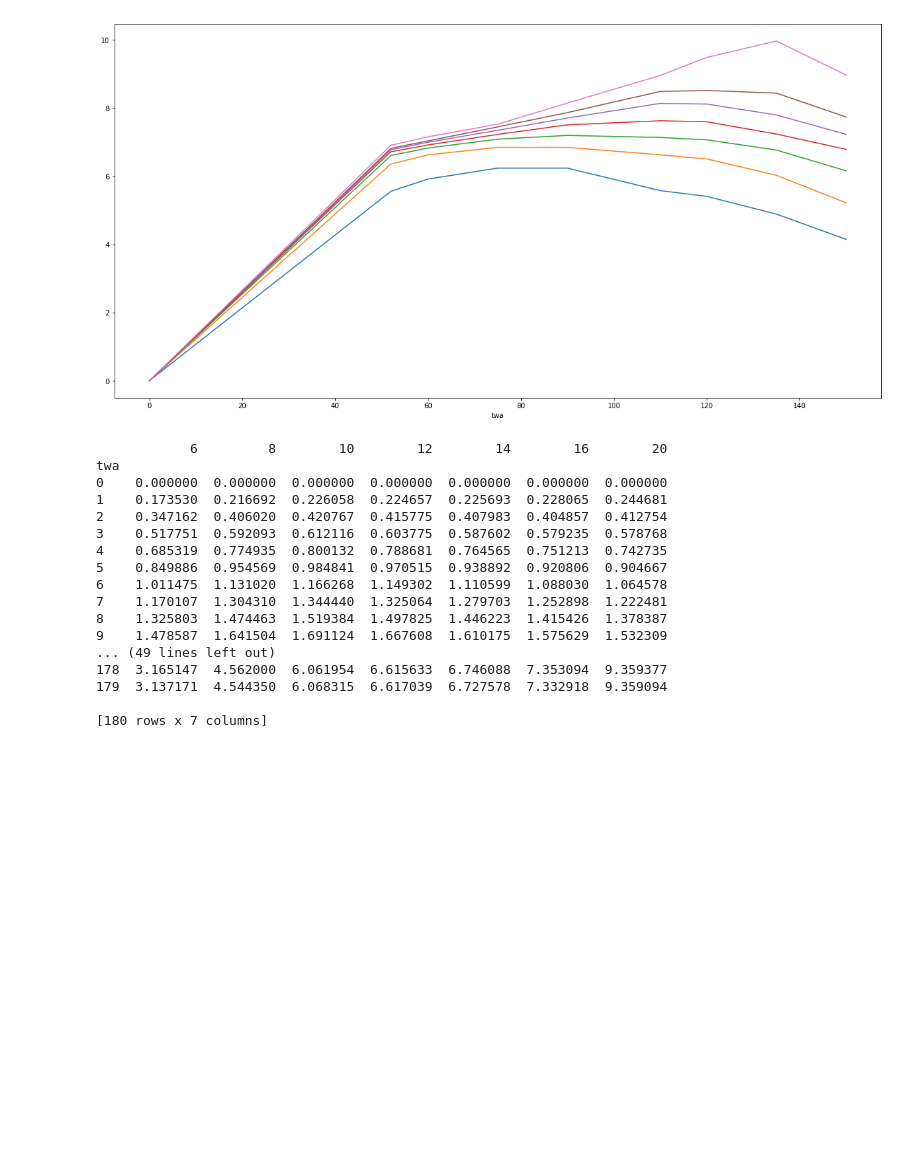
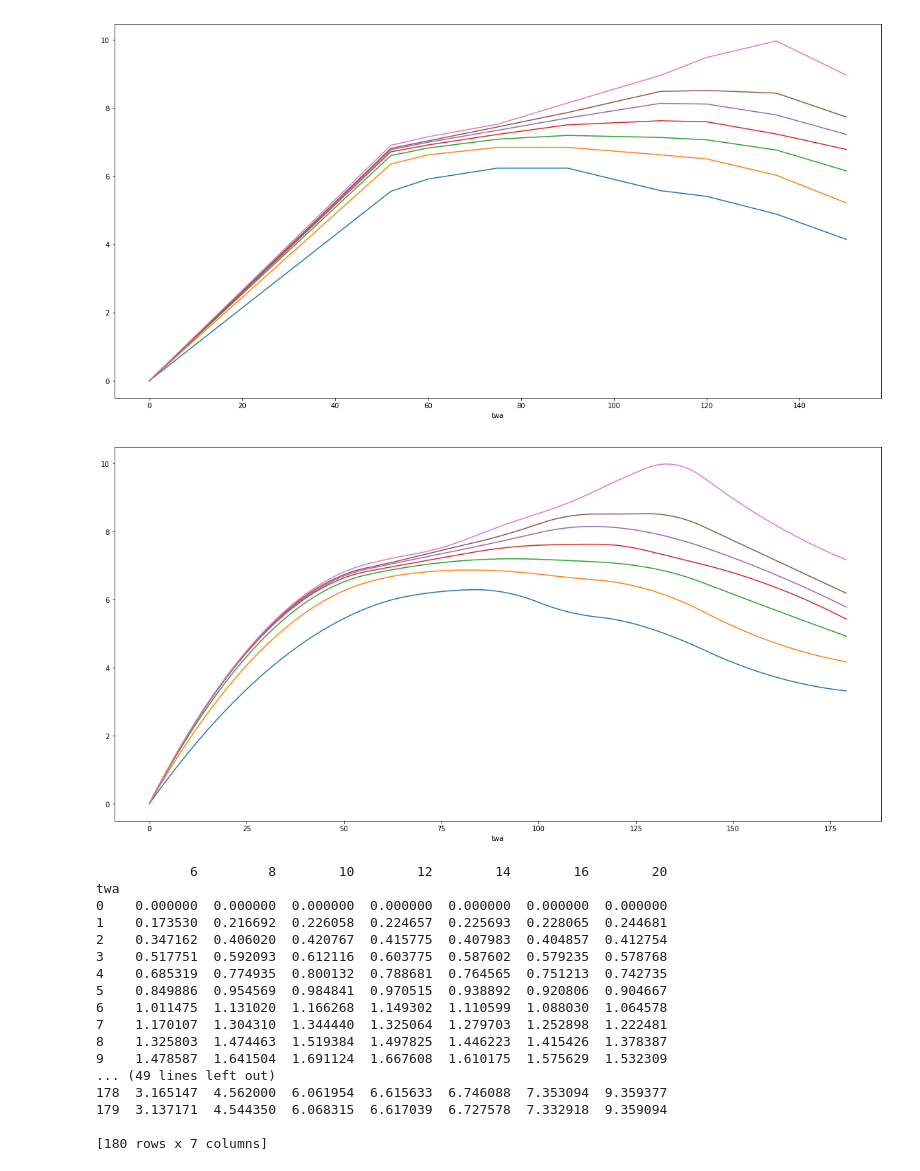
Before and after one commit to wouterdewinter/ai-captain, a Jupyter notebook: notebooks/polars.ipynb, the cells around one changed output. Cells and saved outputs as stored; diff of their text form; code cells hidden in the pictures; blank space fills up the shorter version.

```diff
--- a/notebooks/polars.ipynb
+++ b/notebooks/polars.ipynb
@@ -36,6 +36,15 @@ def show(data):
 show(data)
 # %% [output]
 [figure]
+# %%
+idx = np.arange(0, 180, 1)
+df = data.reindex(idx)
+df.iloc[179] = df.iloc[150] * 0.8
+df.interpolate(method='polynomial', order=2, inplace=True)
+show(df)
+#df
+# %% [output]
+[figure, added]
 # %%
 idx = np.arange(0, 180, 1)
 df = data.reindex(idx)
```
